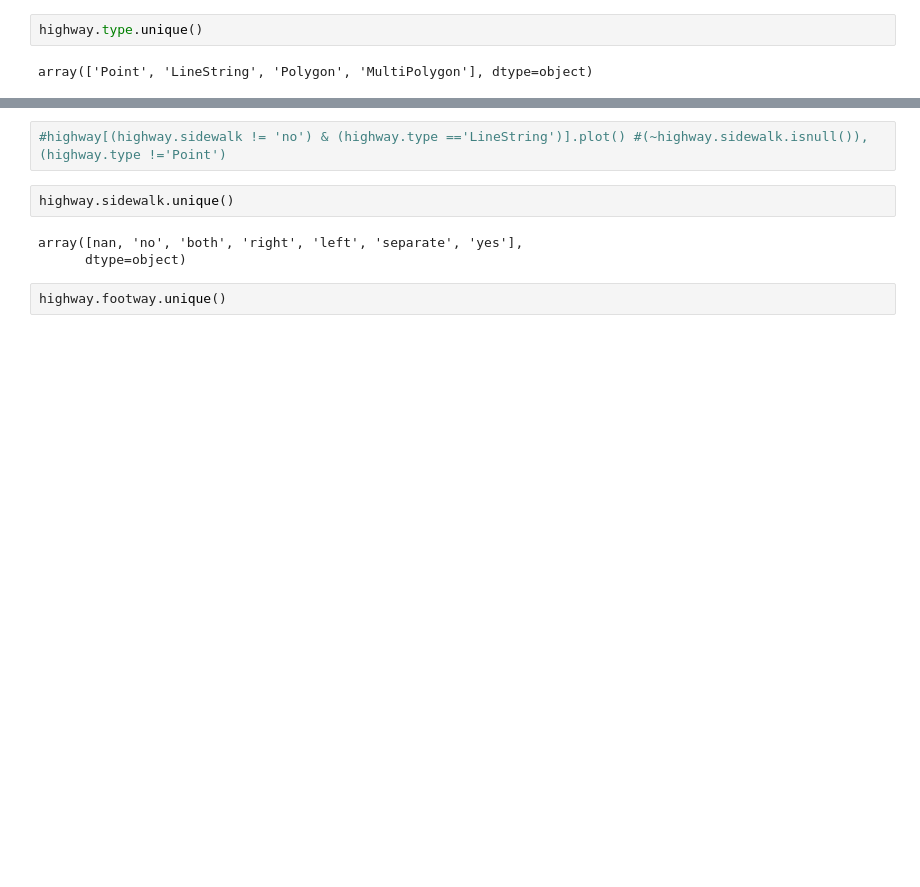
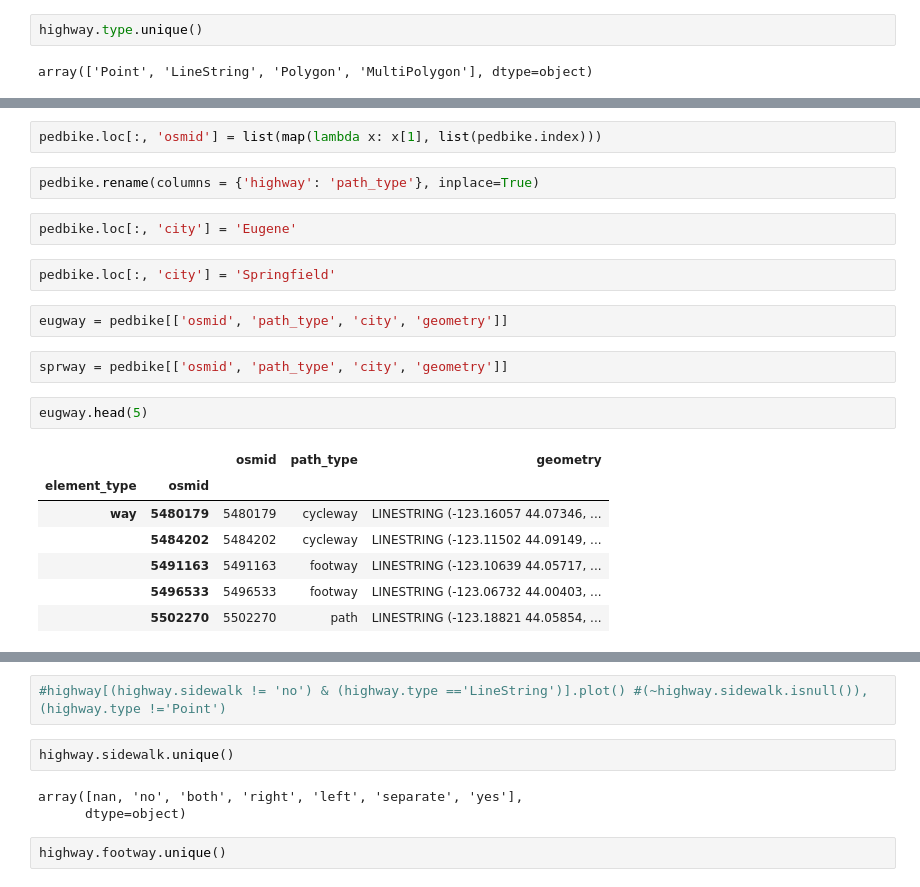
Before and after one commit to dongmeic/Sidewalk, a Jupyter notebook: download_sidewalk_from_OSM.ipynb, the cells around one changed output, grey strips where cells are left out. Saved outputs shown, nothing was run; the diff lists cells and outputs as text; blank space fills up the shorter version.

```diff
--- a/download_sidewalk_from_OSM.ipynb
+++ b/download_sidewalk_from_OSM.ipynb
@@ -85,3 +163,25 @@ highway[(highway.highway.isin(['footway', 'steps', 'pedestrian', 'crossing', 'pa
+# %%
+pedbike.loc[:, 'osmid'] = list(map(lambda x: x[1], list(pedbike.index)))
+# %%
+pedbike.rename(columns = {'highway': 'path_type'}, inplace=True)
+# %%
+pedbike.loc[:, 'city'] = 'Eugene'
+# %%
+pedbike.loc[:, 'city'] = 'Springfield'
+# %%
+eugway = pedbike[['osmid', 'path_type', 'city', 'geometry']]
+# %%
+sprway = pedbike[['osmid', 'path_type', 'city', 'geometry']]
+# %%
+eugway.head(5)
+# %% [output]
+|  |  | osmid | path_type | geometry |
+| element_type | osmid |  |  |  |
+| way | 5480179 | 5480179 | cycleway | LINESTRING (-123.16057 44.07346, ... |
+|  | 5484202 | 5484202 | cycleway | LINESTRING (-123.11502 44.09149, ... |
+|  | 5491163 | 5491163 | footway | LINESTRING (-123.10639 44.05717, ... |
+|  | 5496533 | 5496533 | footway | LINESTRING (-123.06732 44.00403, ... |
+|  | 5502270 | 5502270 | path | LINESTRING (-123.18821 44.05854, ... |
 # %%
 highway.highway.unique()
 # %% [output]
```
Also changed, not shown: parts of 30 cells of this notebook, 11 other files.
